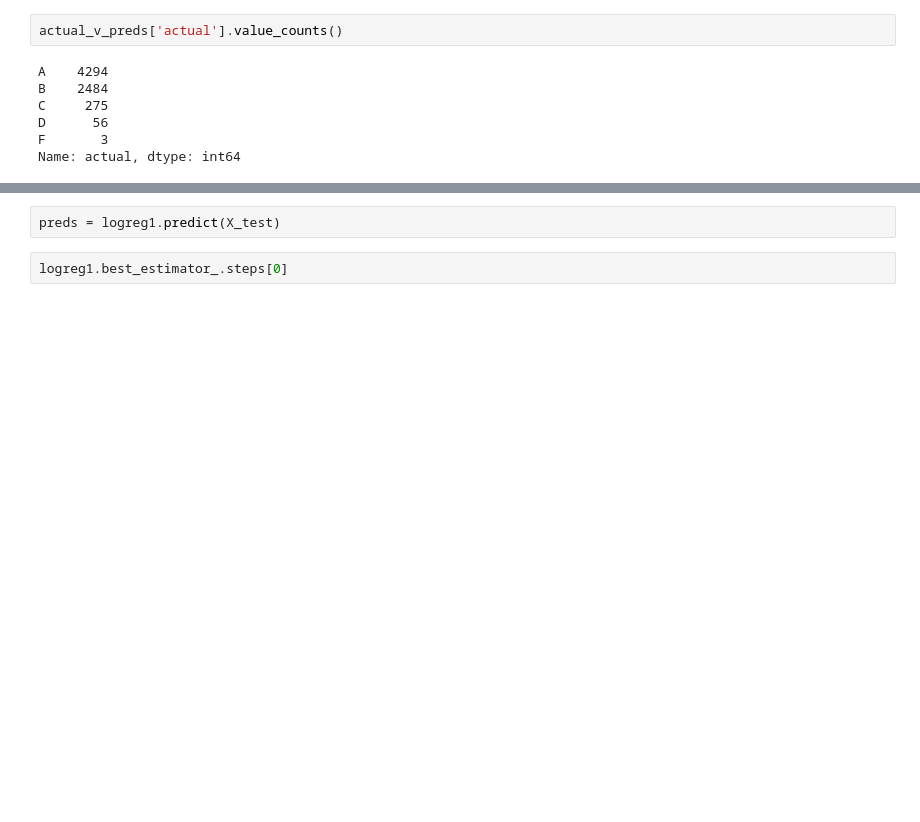
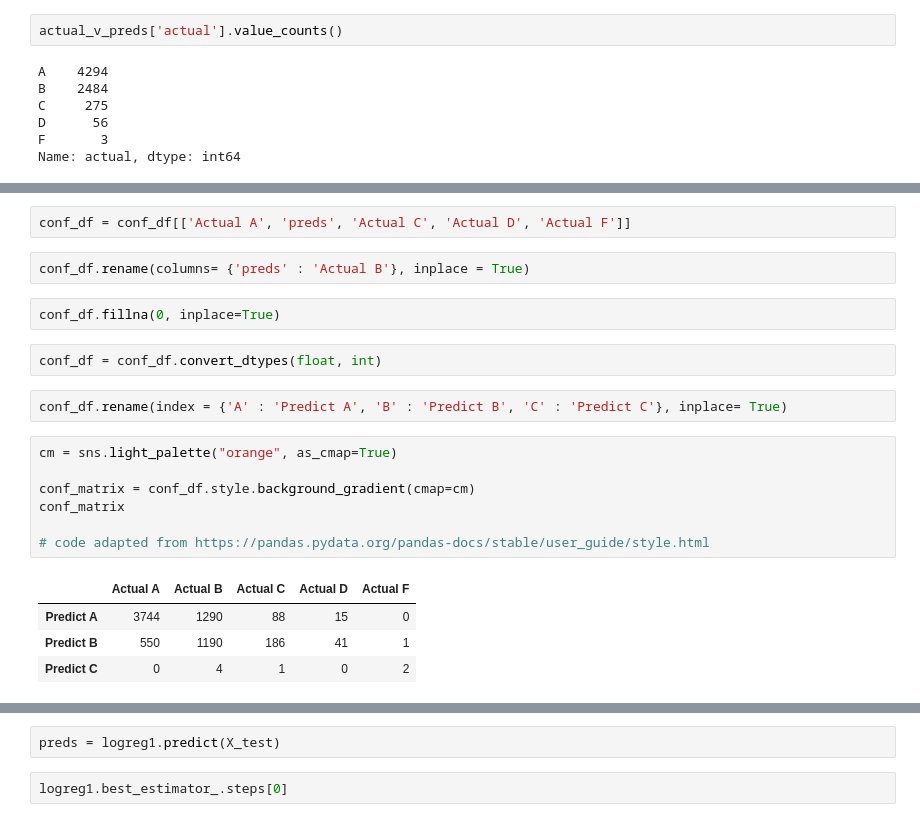
Before and after one commit to BLGreenspan/Capstone, a Jupyter notebook: Capstone Code.ipynb, the cells around one changed output, grey strips where cells are left out. Saved outputs shown, nothing was run; the diff lists cells and outputs as text; blank space fills up the shorter version.

```diff
--- a/Capstone Code.ipynb
+++ b/Capstone Code.ipynb
@@ -817,0 +815,22 @@ Name: preds, dtype: int64
+# %%
+conf_df = conf_df[['Actual A', 'preds', 'Actual C', 'Actual D', 'Actual F']]
+# %%
+conf_df.rename(columns= {'preds' : 'Actual B'}, inplace = True)
+# %%
+conf_df.fillna(0, inplace=True)
+# %%
+conf_df = conf_df.convert_dtypes(float, int)
+# %%
+conf_df.rename(index = {'A' : 'Predict A', 'B' : 'Predict B', 'C' : 'Predict C'}, inplace= True)
+# %%
+cm = sns.light_palette("orange", as_cmap=True)
+
+conf_matrix = conf_df.style.background_gradient(cmap=cm)
+conf_matrix
+
+# code adapted from https://pandas.pydata.org/pandas-docs/stable/user_guide/style.html
+# %% [output]
+|  | Actual A | Actual B | Actual C | Actual D | Actual F |
+| Predict A | 3744 | 1290 | 88 | 15 | 0 |
+| Predict B | 550 | 1190 | 186 | 41 | 1 |
+| Predict C | 0 | 4 | 1 | 0 | 2 |
```
Also changed, not shown: parts of 25 cells of this notebook.
